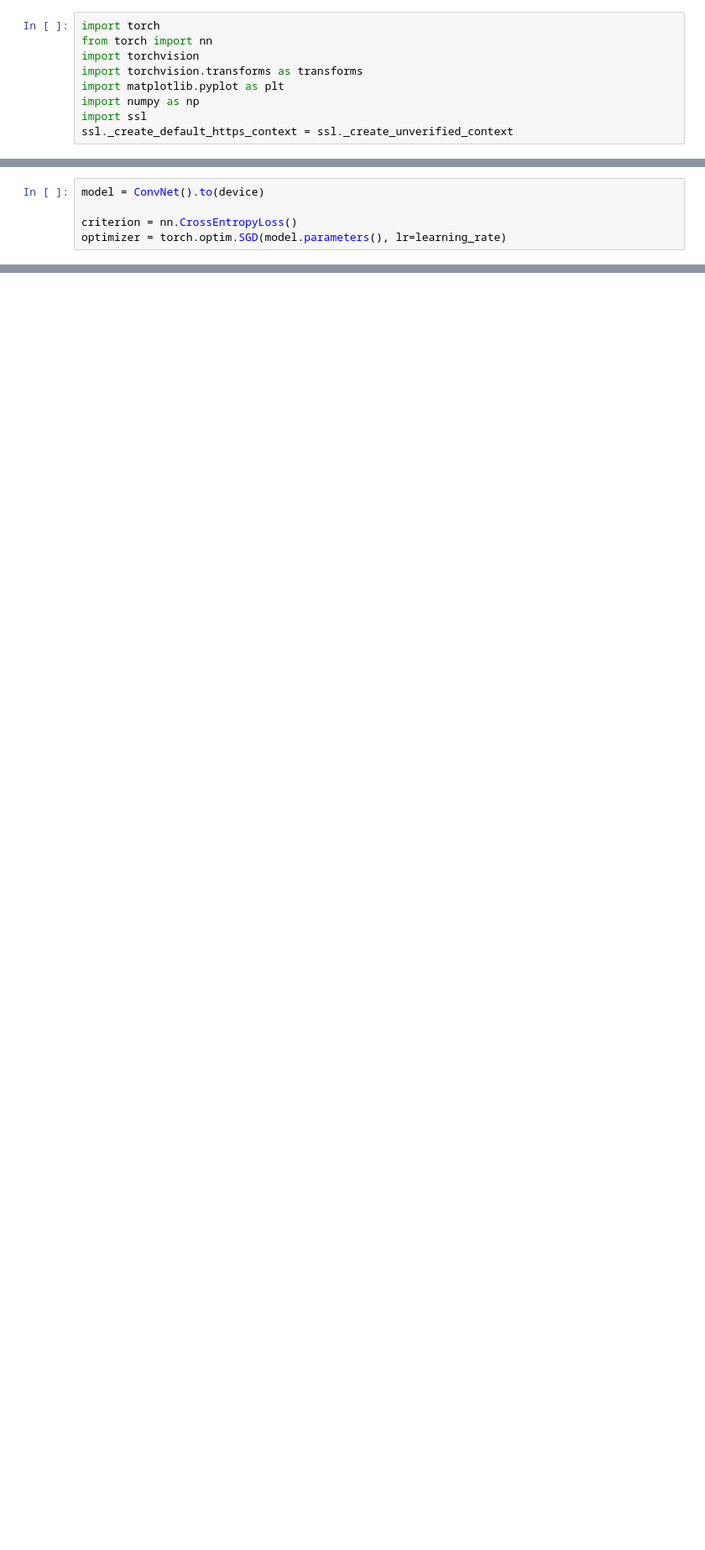
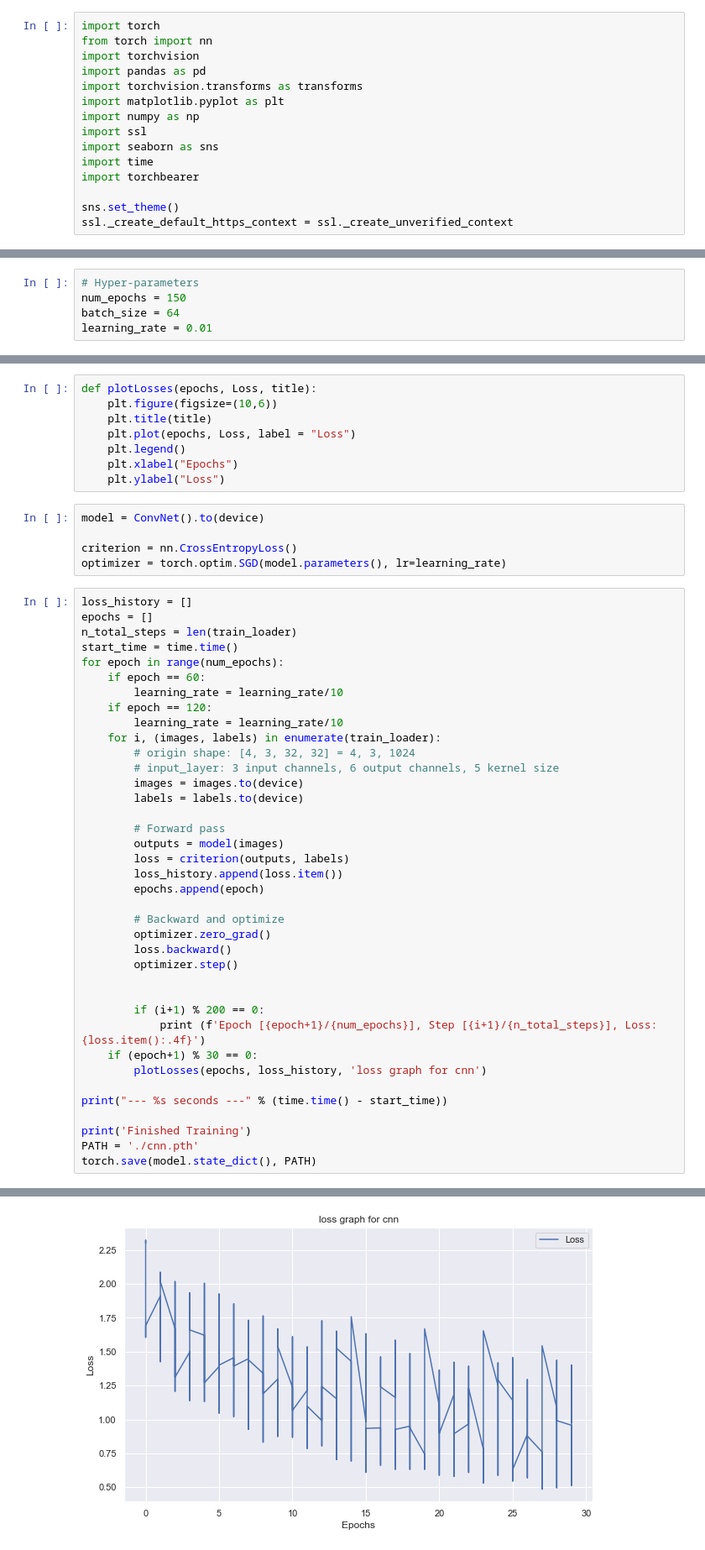
Before and after one commit to COMP6248-Reproducability-Challenge/MaSS-optimiser, a Jupyter notebook: General/Code/CNN.ipynb, the cells around one changed output, grey strips where cells are left out. Shown: that part at 84% size. Saved outputs shown, nothing was run; the diff lists cells and outputs as text; blank space fills up the shorter version.

```diff
--- a/General/Code/CNN.ipynb
+++ b/General/Code/CNN.ipynb
@@ -2,8 +2,14 @@
 import torch
 from torch import nn
 import torchvision
+import pandas as pd
 import torchvision.transforms as transforms
 import matplotlib.pyplot as plt
 import numpy as np
 import ssl
+import seaborn as sns
+import time
+import torchbearer
+
+sns.set_theme()
 ssl._create_default_https_context = ssl._create_unverified_context
@@ -15,6 +16,11 @@ learning_rate = 0.001
 # %%
 # Device configuration
 device = torch.device('cuda' if torch.cuda.is_available() else 'cpu')
+# %%
+# Hyper-parameters
+num_epochs = 150
+batch_size = 64
+learning_rate = 0.01
 # %%
 # dataset has PILImage images of range [0, 1].
 # We transform them to Tensors of normalized range [-1, 1]
@@ -93,5 +90,52 @@ RuntimeError: Given input size: (128x1x1). Calculated output size: (128x0x0). Ou
+# %%
+def plotLosses(epochs, Loss, title):
+    plt.figure(figsize=(10,6))
+    plt.title(title)
+    plt.plot(epochs, Loss, label = "Loss")
+    plt.legend()
+    plt.xlabel("Epochs")
+    plt.ylabel("Loss")
 # %%
 model = ConvNet().to(device)
 
 criterion = nn.CrossEntropyLoss()
 optimizer = torch.optim.SGD(model.parameters(), lr=learning_rate)
+# %%
+loss_history = []
+epochs = []
+n_total_steps = len(train_loader)
+start_time = time.time()
+for epoch in range(num_epochs):
+    if epoch == 60:
+        learning_rate = learning_rate/10
+    if epoch == 120:
+        learning_rate = learning_rate/10
+    for i, (images, labels) in enumerate(train_loader):
+        # origin shape: [4, 3, 32, 32] = 4, 3, 1024
+        # input_layer: 3 input channels, 6 output channels, 5 kernel size
+        images = images.to(device)
+        labels = labels.to(device)
+
+        # Forward pass
+        outputs = model(images)
+        loss = criterion(outputs, labels)
+        loss_history.append(loss.item())
+        epochs.append(epoch)
+
+        # Backward and optimize
+        optimizer.zero_grad()
+        loss.backward()
+        optimizer.step()
+
+
+        if (i+1) % 200 == 0:
+            print (f'Epoch [{epoch+1}/{num_epochs}], Step [{i+1}/{n_total_steps}], Loss: {loss.item():.4f}')
+    if (epoch+1) % 30 == 0:
+        plotLosses(epochs, loss_history, 'loss graph for cnn')
+
+print("--- %s seconds ---" % (time.time() - start_time))
+
+print('Finished Training')
+PATH = './cnn.pth'
+torch.save(model.state_dict(), PATH)
+# %% [output]
@@ -97,0 +160 @@ optimizer = torch.optim.SGD(model.parameters(), lr=learning_rate)
+[figure, added]
```
Also changed, not shown: parts of 11 cells of this notebook, 1 other file.
